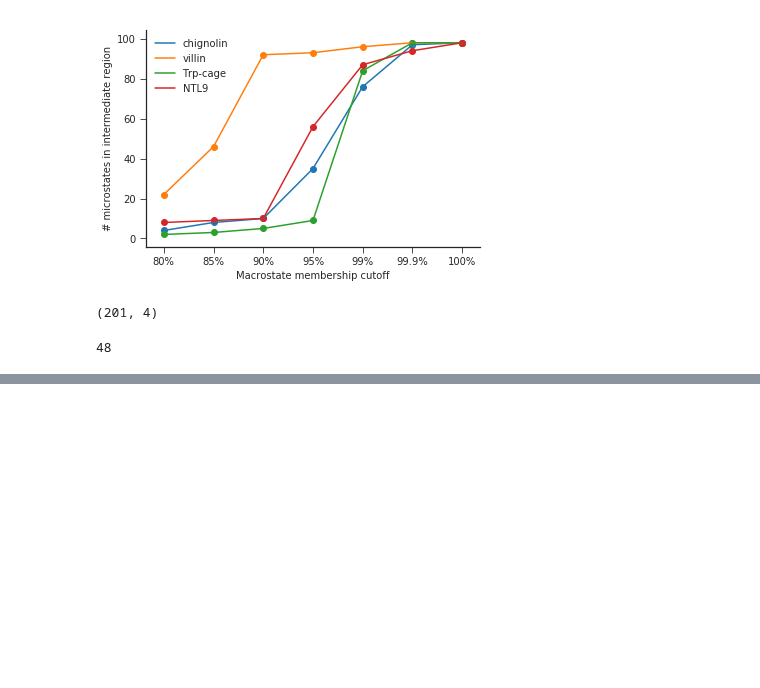
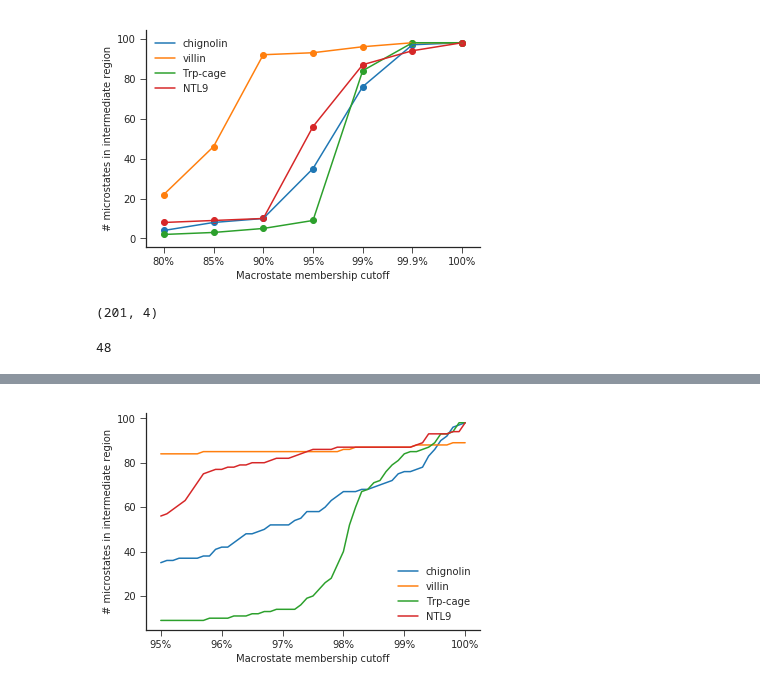
Before and after one commit to choderalab/msm-mfpt, a Jupyter notebook: vamp_scoring/automatic_eigenvalue/PAPER/all_top_models_folded_unfolded_intermediate.ipynb, the cells around one changed output, grey strips where cells are left out. Drawn from its saved outputs; the diff is of its cells as text; code cells hidden in the pictures; blank space fills up the shorter version.

```diff
--- a/vamp_scoring/automatic_eigenvalue/PAPER/all_top_models_folded_unfolded_intermediate.ipynb
+++ b/vamp_scoring/automatic_eigenvalue/PAPER/all_top_models_folded_unfolded_intermediate.ipynb
@@ -382,0 +414,17 @@ plt.savefig('intermediate_region_size_v_pcca_cutoff.png', dpi=300)
+# %%
+plt.figure()
+
+plt.plot(np.array(intermediate_sizes)[150:,0], label='chignolin')
+plt.plot(np.array(intermediate_sizes)[150:,1], label='villin')
+plt.plot(np.array(intermediate_sizes)[150:,2], label='Trp-cage')
+plt.plot(np.array(intermediate_sizes)[150:,3], label='NTL9')
+
+plt.legend()
+sns.despine()
+plt.xlabel('Macrostate membership cutoff')
+plt.xticks([0,10,20,30,40,50], ['95%', '96%', '97%', '98%', '99%', '100%'])
+plt.ylabel('# microstates in intermediate region')
+plt.savefig('intermediate_region_size_v_pcca_cutoff_from_0_95.pdf')
+plt.savefig('intermediate_region_size_v_pcca_cutoff_from_0_95.png', dpi=300)
+# %% [output]
+[figure, added]
```
Also changed, not shown: parts of 10 cells of this notebook, 16 other files.
